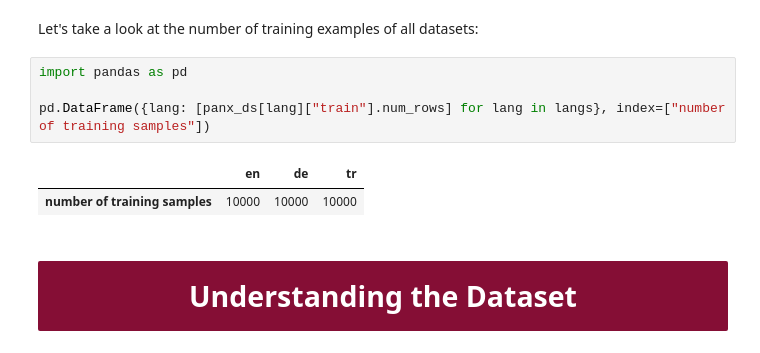
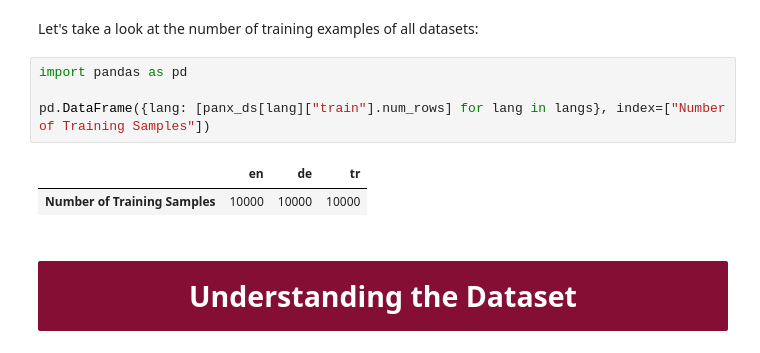
Before and after one commit to TirendazAcademy/Hugging-Face-Tutorials, a Jupyter notebook: Multilingual-NER-with-HuggingFace-and-Comet.ipynb, the cells around one changed output. Cells and saved outputs as stored; diff of their text form.

```diff
--- a/Multilingual-NER-with-HuggingFace-and-Comet.ipynb
+++ b/Multilingual-NER-with-HuggingFace-and-Comet.ipynb
@@ -59,10 +59,10 @@ Let's take a look at the number of training examples of all datasets:
 # %%
 import pandas as pd
 
-pd.DataFrame({lang: [panx_ds[lang]["train"].num_rows] for lang in langs}, index=["number of training samples"])
+pd.DataFrame({lang: [panx_ds[lang]["train"].num_rows] for lang in langs}, index=["Number of Training Samples"])
 # %% [output]
 |  | en | de | tr |
-| number of training samples | 10000 | 10000 | 10000 |
+| Number of Training Samples | 10000 | 10000 | 10000 |
 # %% [markdown]
 # <b><div style='padding:15px;background-color:#850E35;color:white;border-radius:2px;font-size:110%;text-align: center'>Understanding the Dataset </div></b>
 # %%
```
Also changed, not shown: parts of 11 cells of this notebook.
